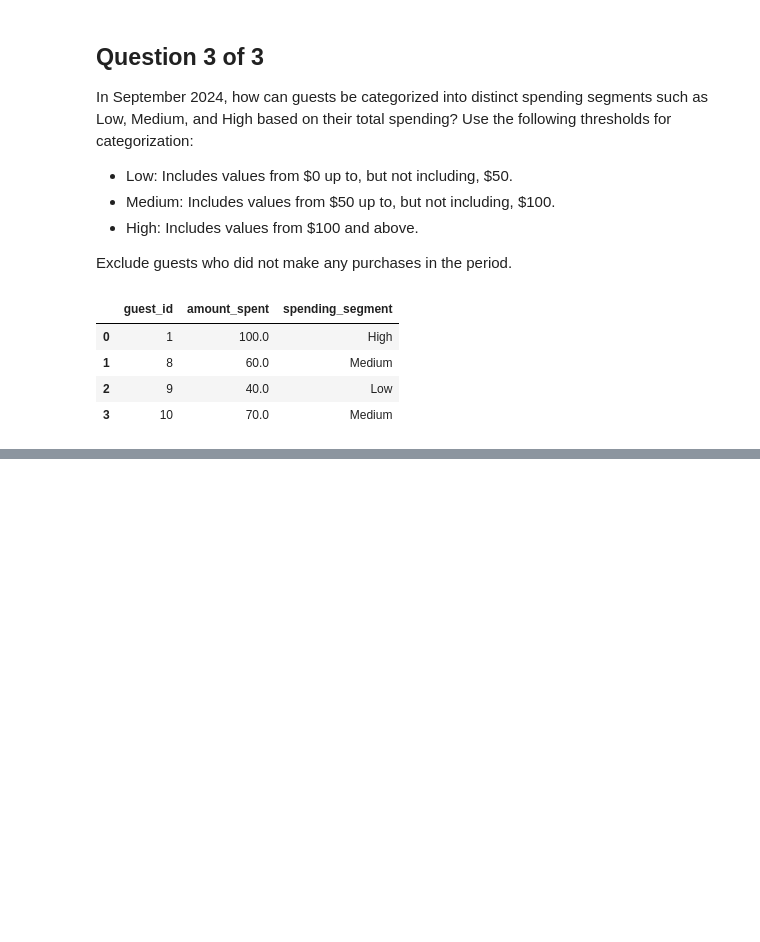
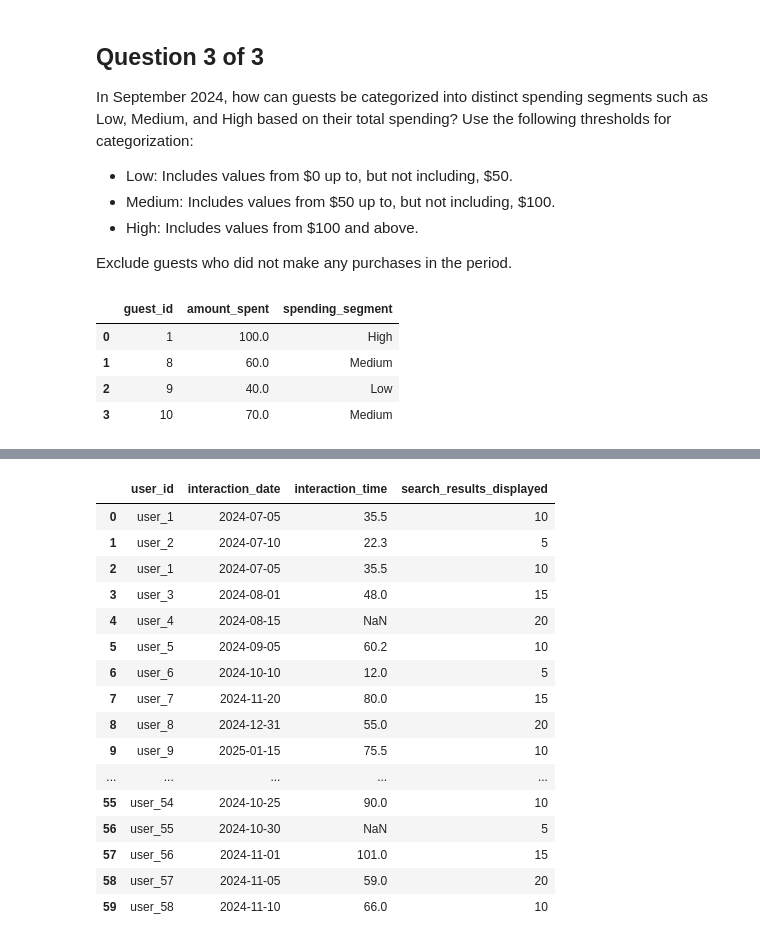
Before and after one commit to Haris-09/Python-Summer-Party-Challenge, a Jupyter notebook: Python_Summer_Party.ipynb, the cells around one changed output, grey strips where cells are left out. Drawn from its saved outputs; the diff is of its cells as text; code cells hidden in the pictures; blank space fills up the shorter version.

```diff
--- a/Python_Summer_Party.ipynb
+++ b/Python_Summer_Party.ipynb
@@ -328,0 +401,6 @@ display(total_spending_september)
+# %%
+user_engagement_data = pd.DataFrame(user_engagement_data, columns=['user_id',   'interaction_date',     'interaction_time',     'search_results_displayed'],)
+user_engagement_data['interaction_date'] = pd.to_datetime(user_engagement_data['interaction_date'])
+user_engagement_data['interaction_time'] = user_engagement_data['interaction_time'].replace('', np.nan)
+user_engagement_data['interaction_time'] = user_engagement_data['interaction_time'].astype(float)
+user_engagement_data.dtypes
@@ -328,0 +414,20 @@ display(total_spending_september)
+# %%
+user_engagement_data
+# %% [output]
+|  | user_id | interaction_date | interaction_time | search_results_displayed |
+| 0 | user_1 | 2024-07-05 | 35.5 | 10 |
+| 1 | user_2 | 2024-07-10 | 22.3 | 5 |
+| 2 | user_1 | 2024-07-05 | 35.5 | 10 |
+| 3 | user_3 | 2024-08-01 | 48.0 | 15 |
+| 4 | user_4 | 2024-08-15 | NaN | 20 |
+| 5 | user_5 | 2024-09-05 | 60.2 | 10 |
+| 6 | user_6 | 2024-10-10 | 12.0 | 5 |
+| 7 | user_7 | 2024-11-20 | 80.0 | 15 |
+| 8 | user_8 | 2024-12-31 | 55.0 | 20 |
+| 9 | user_9 | 2025-01-15 | 75.5 | 10 |
+| ... | ... | ... | ... | ... |
+| 55 | user_54 | 2024-10-25 | 90.0 | 10 |
+| 56 | user_55 | 2024-10-30 | NaN | 5 |
+| 57 | user_56 | 2024-11-01 | 101.0 | 15 |
+| 58 | user_57 | 2024-11-05 | 59.0 | 20 |
+| 59 | user_58 | 2024-11-10 | 66.0 | 10 |
```
Also changed, not shown: parts of 5 cells of this notebook.
